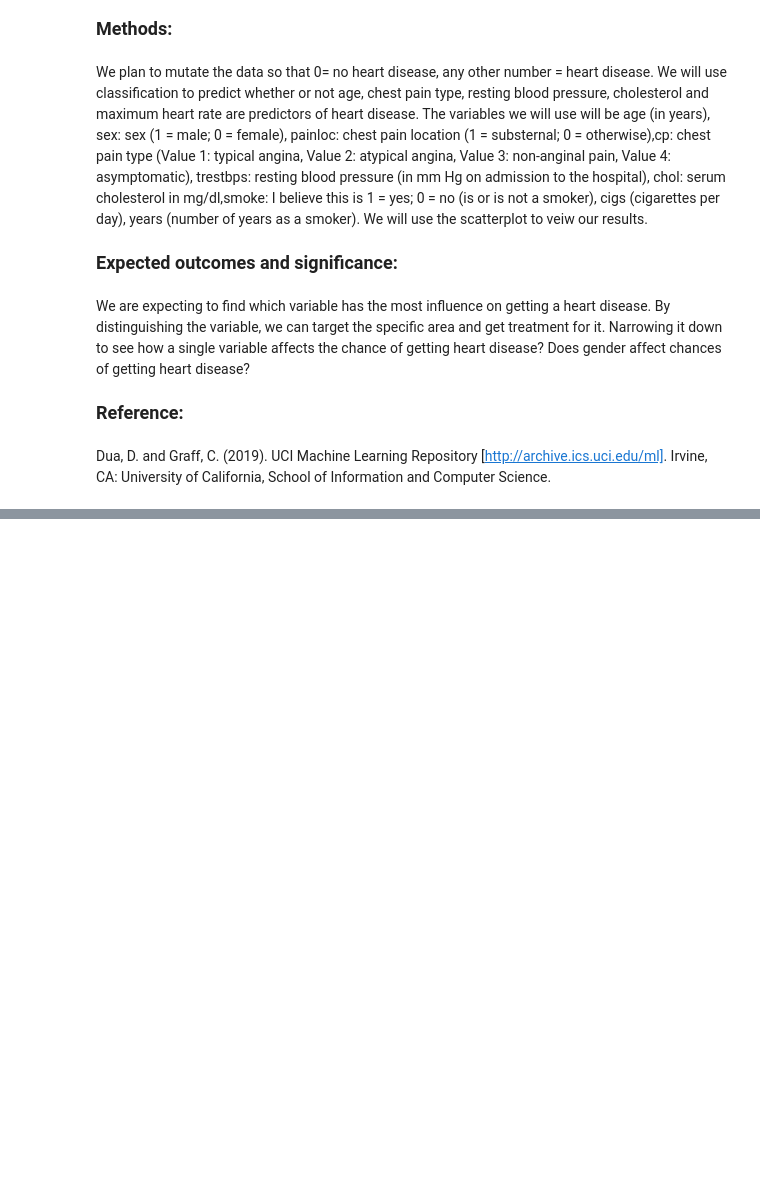
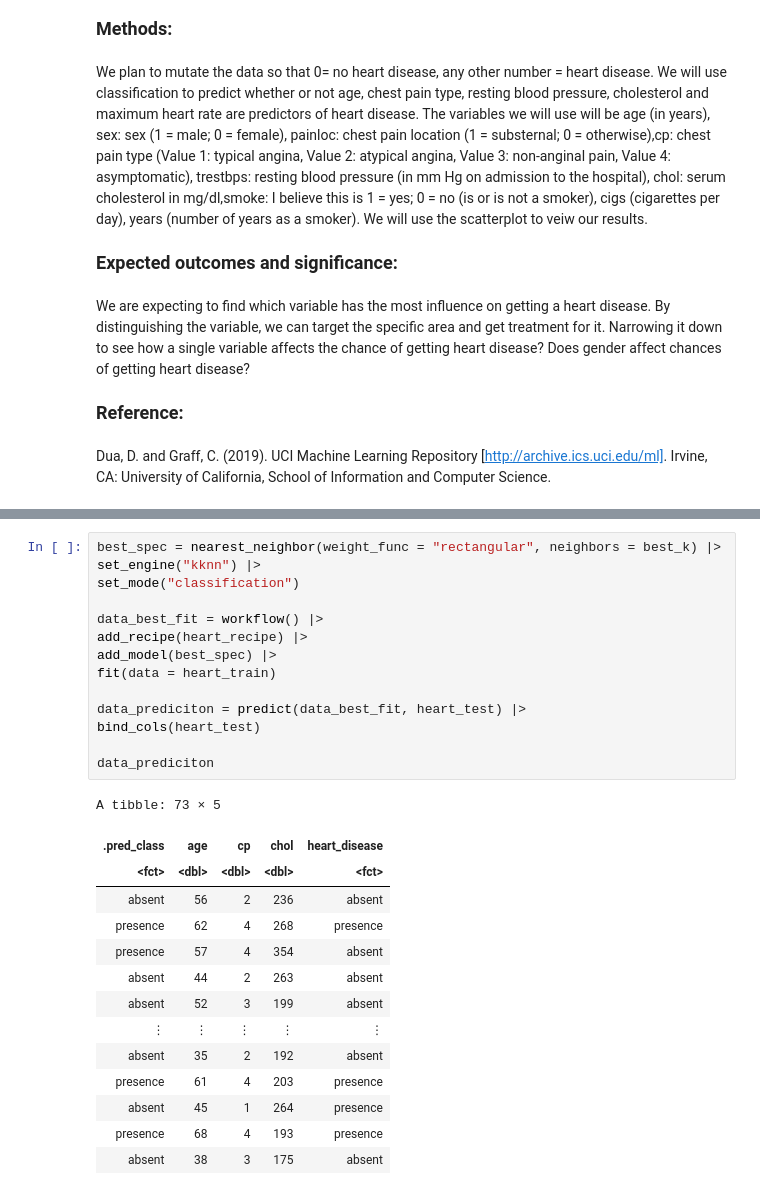
Before and after one commit to MilkyTeaxx/Final_project, a Jupyter notebook: Final_proj.ipynb, the cells around one changed output, grey strips where cells are left out. Saved outputs shown, nothing was run; the diff lists cells and outputs as text; blank space fills up the shorter version.

```diff
--- a/Final_proj.ipynb
+++ b/Final_proj.ipynb
@@ -242,0 +304,29 @@ cross_val_plot
+# %%
+best_spec = nearest_neighbor(weight_func = "rectangular", neighbors = best_k) |>
+set_engine("kknn") |>
+set_mode("classification")
+
+data_best_fit = workflow() |>
+add_recipe(heart_recipe) |>
+add_model(best_spec) |>
+fit(data = heart_train)
+
+data_prediciton = predict(data_best_fit, heart_test) |>
+bind_cols(heart_test)
+
+data_prediciton
+# %% [output]
+A tibble: 73 × 5
+| .pred_class | age | cp | chol | heart_disease |
+| <fct> | <dbl> | <dbl> | <dbl> | <fct> |
+| absent | 56 | 2 | 236 | absent |
+| presence | 62 | 4 | 268 | presence |
+| presence | 57 | 4 | 354 | absent |
+| absent | 44 | 2 | 263 | absent |
+| absent | 52 | 3 | 199 | absent |
+| ⋮ | ⋮ | ⋮ | ⋮ | ⋮ |
+| absent | 35 | 2 | 192 | absent |
+| presence | 61 | 4 | 203 | presence |
+| absent | 45 | 1 | 264 | presence |
+| presence | 68 | 4 | 193 | presence |
+| absent | 38 | 3 | 175 | absent |
```
Also changed, not shown: parts of 11 cells of this notebook.
